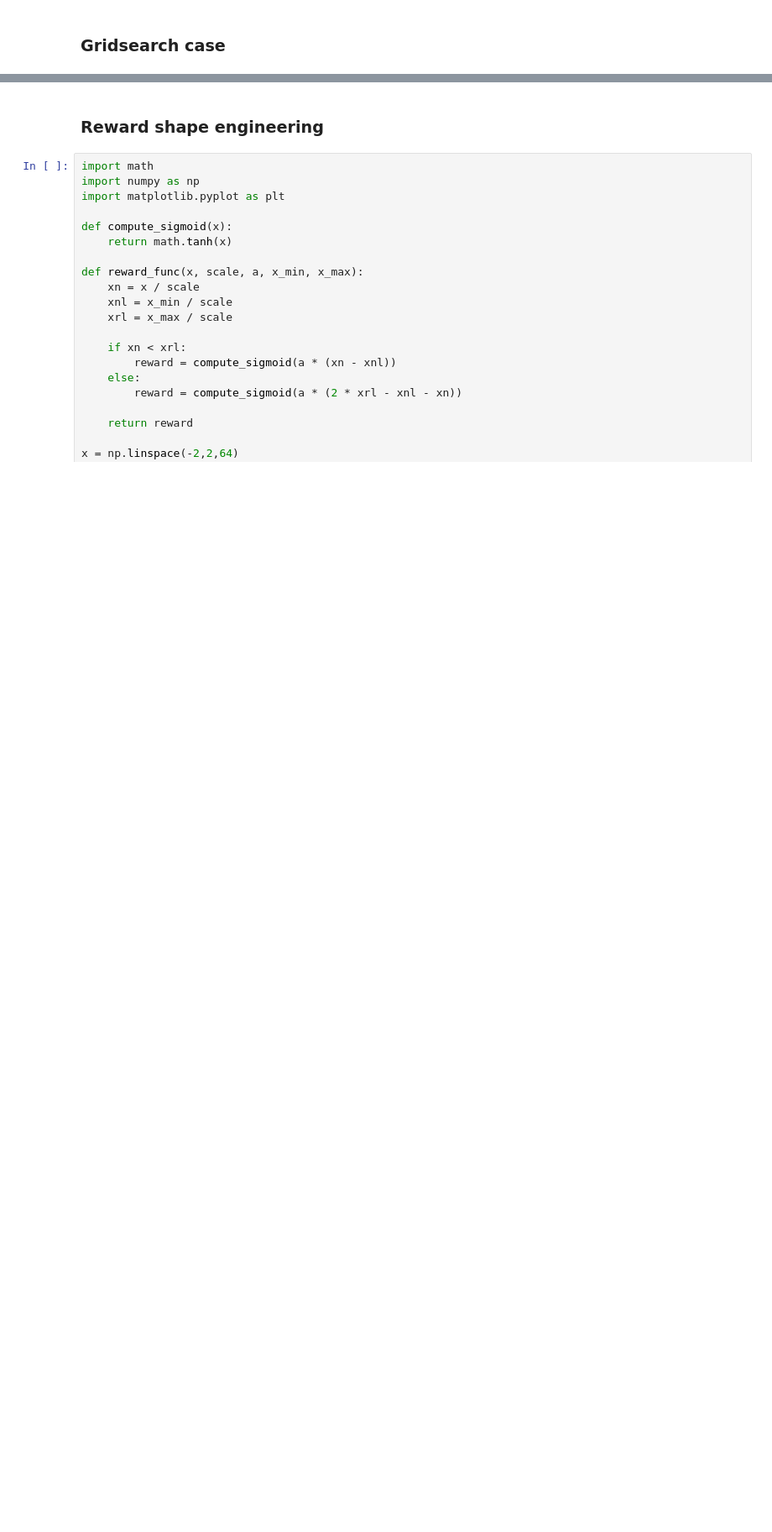
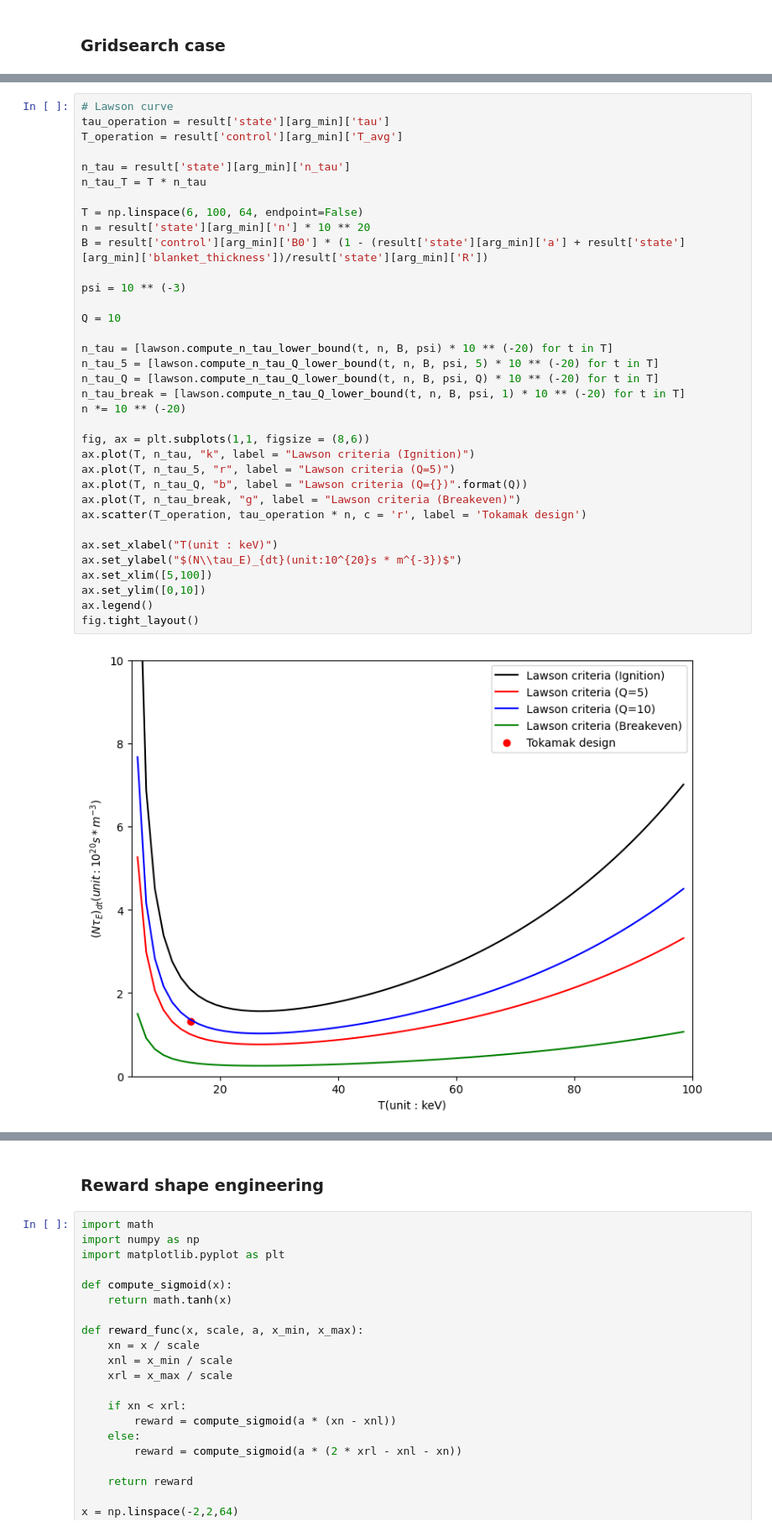
Before and after one commit to ZINZINBIN/RL-based-Reactor-Design-Optimization, a Jupyter notebook: analysis.ipynb, the cells around one changed output, grey strips where cells are left out. Shown at 84% size. Cells and saved outputs as stored; diff of their text form; blank space fills up the shorter version.

Commit message:
update func: compute Q-value

```diff
--- a/analysis.ipynb
+++ b/analysis.ipynb
@@ -232,2 +253,39 @@ H : 1.000
 armour_thickness : 0.050
 RF_recirculating_rate : 0.189
+# %%
+# Lawson curve
+tau_operation = result['state'][arg_min]['tau']
+T_operation = result['control'][arg_min]['T_avg']
+
+n_tau = result['state'][arg_min]['n_tau']
+n_tau_T = T * n_tau
+
+T = np.linspace(6, 100, 64, endpoint=False)
+n = result['state'][arg_min]['n'] * 10 ** 20
+B = result['control'][arg_min]['B0'] * (1 - (result['state'][arg_min]['a'] + result['state'][arg_min]['blanket_thickness'])/result['state'][arg_min]['R'])
+
+psi = 10 ** (-3)
+
+Q = 10
+
+n_tau = [lawson.compute_n_tau_lower_bound(t, n, B, psi) * 10 ** (-20) for t in T]
+n_tau_5 = [lawson.compute_n_tau_Q_lower_bound(t, n, B, psi, 5) * 10 ** (-20) for t in T]
+n_tau_Q = [lawson.compute_n_tau_Q_lower_bound(t, n, B, psi, Q) * 10 ** (-20) for t in T]
+n_tau_break = [lawson.compute_n_tau_Q_lower_bound(t, n, B, psi, 1) * 10 ** (-20) for t in T]
+n *= 10 ** (-20)
+
+fig, ax = plt.subplots(1,1, figsize = (8,6))
+ax.plot(T, n_tau, "k", label = "Lawson criteria (Ignition)")
+ax.plot(T, n_tau_5, "r", label = "Lawson criteria (Q=5)")
+ax.plot(T, n_tau_Q, "b", label = "Lawson criteria (Q={})".format(Q))
+ax.plot(T, n_tau_break, "g", label = "Lawson criteria (Breakeven)")
+ax.scatter(T_operation, tau_operation * n, c = 'r', label = 'Tokamak design')
+
+ax.set_xlabel("T(unit : keV)")
+ax.set_ylabel("$(N\\tau_E)_{dt}(unit:10^{20}s * m^{-3})$")
+ax.set_xlim([5,100])
+ax.set_ylim([0,10])
+ax.legend()
+fig.tight_layout()
+# %% [output]
+[figure, added]
```
Also changed, not shown: parts of 8 cells of this notebook, 57 other files.
